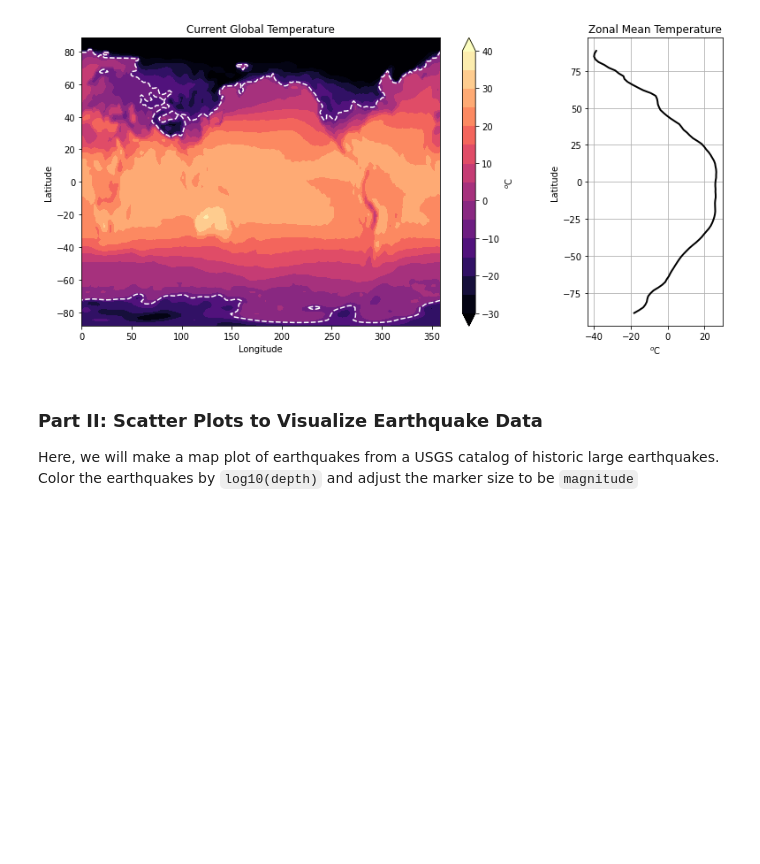
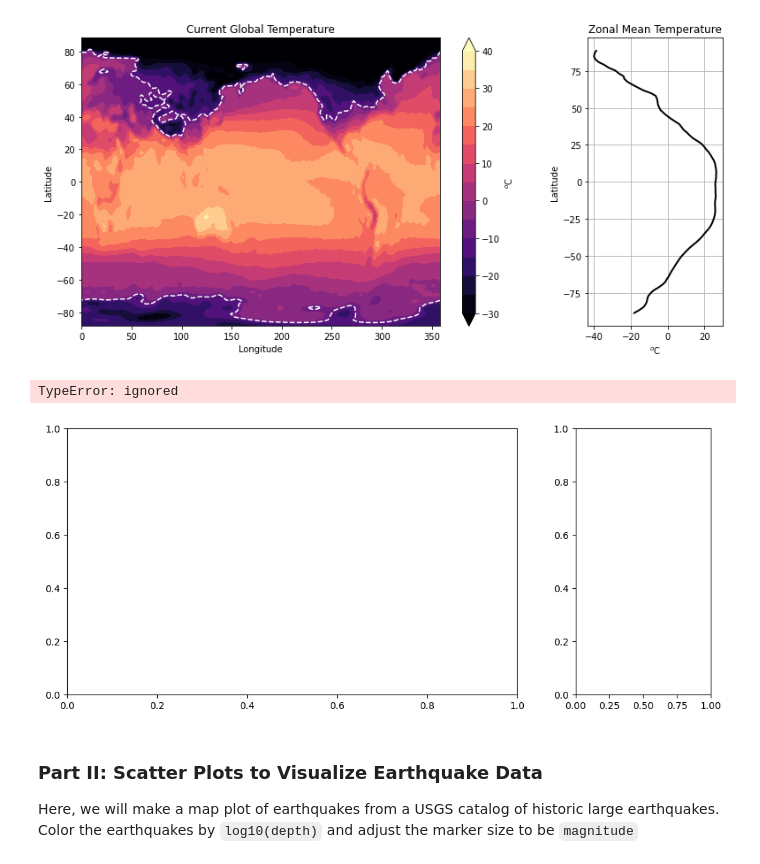
Before and after one commit to AlessioNembrini/2023_Intro_Python, a Jupyter notebook: Copia_di_W2_S2.ipynb, the cells around one changed output. Drawn from its saved outputs; the diff is of its cells as text; code cells hidden in the pictures; blank space fills up the shorter version.

```diff
--- a/Copia_di_W2_S2.ipynb
+++ b/Copia_di_W2_S2.ipynb
@@ -91,3 +58,12 @@ plt.show()
+# %%
+# Replicate this figure
+# Temperature values are originally in Kelvin units -> Convert to degree celsius by subtracting 273.15
+fig, axes = plt.subplots(1, 2, figsize=(12,5),gridspec_kw={'width_ratios': [5, 1.5]})
+temp = temp-273.15
+ax[0].contour(lat, lon, temp)
+# %% [output]
+TypeError: ignored
+[figure, added]
 # %% [markdown]
 ### Part II: Scatter Plots to Visualize Earthquake Data
 Here, we will make a map plot of earthquakes from a USGS catalog of historic large earthquakes. Color the earthquakes by `log10(depth)` and adjust the marker size to be `magnitude`
```
Also changed, not shown: parts of 8 cells of this notebook.
